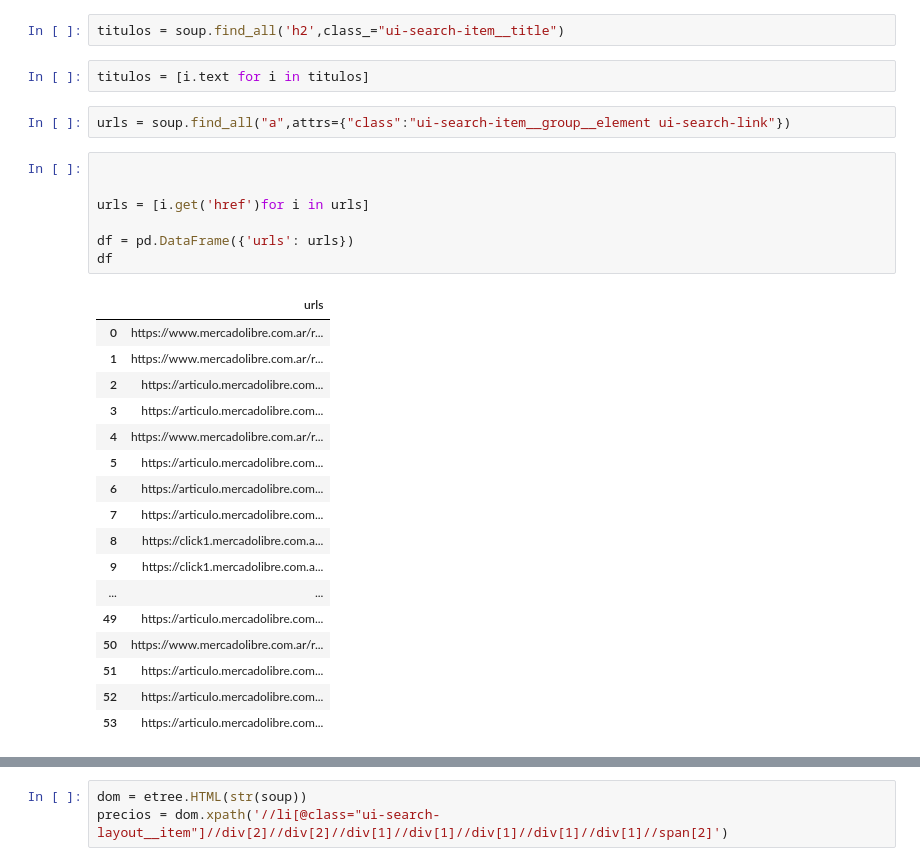
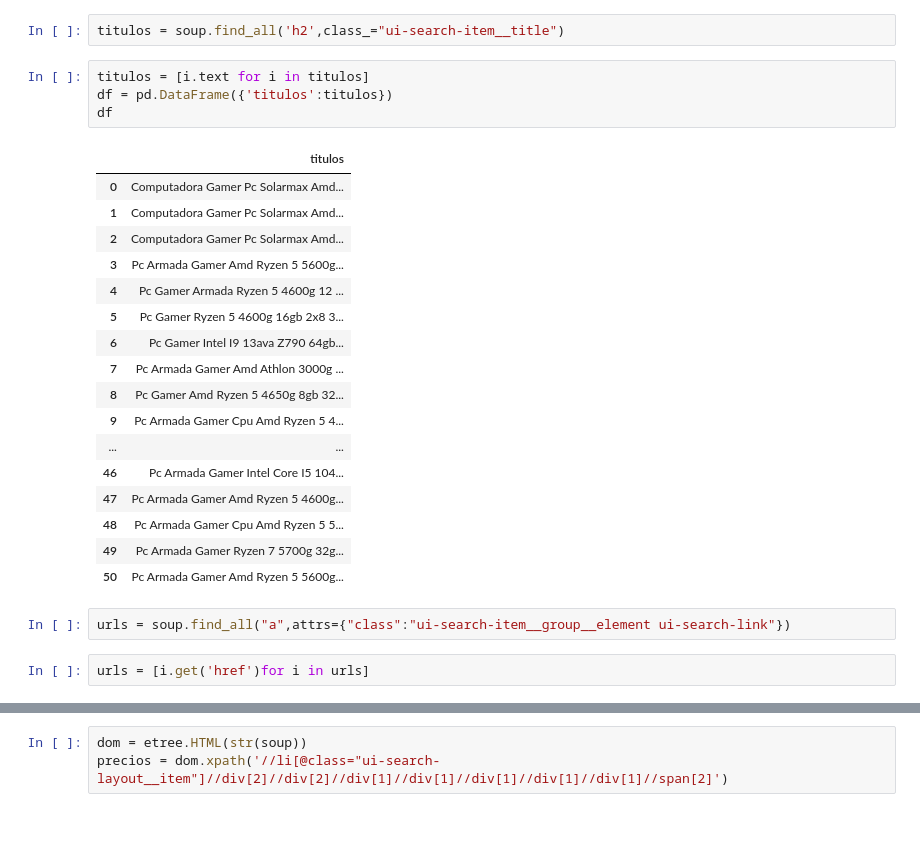
Before and after one commit to braian004/Python-practica, a Jupyter notebook: webscraping/rocode/web_craping(prueva_tecnica).ipynb, the cells around one changed output, grey strips where cells are left out. Drawn from its saved outputs; the diff is of its cells as text; blank space fills up the shorter version.

```diff
--- a/webscraping/rocode/web_craping(prueva_tecnica).ipynb
+++ b/webscraping/rocode/web_craping(prueva_tecnica).ipynb
@@ -15,30 +15,27 @@ soup = BeautifulSoup(r.content,'html.parser')
 titulos = soup.find_all('h2',class_="ui-search-item__title")
 # %%
 titulos = [i.text for i in titulos]
+df = pd.DataFrame({'titulos':titulos})
+df
+# %% [output]
+|  | titulos |
+| 0 | Computadora Gamer Pc Solarmax Amd... |
+| 1 | Computadora Gamer Pc Solarmax Amd... |
+| 2 | Computadora Gamer Pc Solarmax Amd... |
+| 3 | Pc Armada Gamer Amd Ryzen 5 5600g... |
+| 4 | Pc Gamer Armada Ryzen 5 4600g 12 ... |
+| 5 | Pc Gamer Ryzen 5 4600g 16gb 2x8 3... |
+| 6 | Pc Gamer Intel I9 13ava Z790 64gb... |
+| 7 | Pc Armada Gamer Amd Athlon 3000g ... |
+| 8 | Pc Gamer Amd Ryzen 5 4650g 8gb 32... |
+| 9 | Pc Armada Gamer Cpu Amd Ryzen 5 4... |
+| ... | ... |
+| 46 | Pc Armada Gamer Intel Core I5 104... |
+| 47 | Pc Armada Gamer Amd Ryzen 5 4600g... |
+| 48 | Pc Armada Gamer Cpu Amd Ryzen 5 5... |
+| 49 | Pc Armada Gamer Ryzen 7 5700g 32g... |
+| 50 | Pc Armada Gamer Amd Ryzen 5 5600g... |
 # %%
 urls = soup.find_all("a",attrs={"class":"ui-search-item__group__element ui-search-link"})
 # %%
-
-
 urls = [i.get('href')for i in urls]
-
-df = pd.DataFrame({'urls': urls})
-df
-# %% [output]
-|  | urls |
-| 0 | https://www.mercadolibre.com.ar/r... |
-| 1 | https://www.mercadolibre.com.ar/r... |
-| 2 | https://articulo.mercadolibre.com... |
-| 3 | https://articulo.mercadolibre.com... |
-| 4 | https://www.mercadolibre.com.ar/r... |
-| 5 | https://articulo.mercadolibre.com... |
-| 6 | https://articulo.mercadolibre.com... |
-| 7 | https://articulo.mercadolibre.com... |
-| 8 | https://click1.mercadolibre.com.a... |
-| 9 | https://click1.mercadolibre.com.a... |
-| ... | ... |
-| 49 | https://articulo.mercadolibre.com... |
-| 50 | https://www.mercadolibre.com.ar/r... |
-| 51 | https://articulo.mercadolibre.com... |
-| 52 | https://articulo.mercadolibre.com... |
-| 53 | https://articulo.mercadolibre.com... |
```
Also changed, not shown: parts of 13 cells of this notebook, 1 other file.
